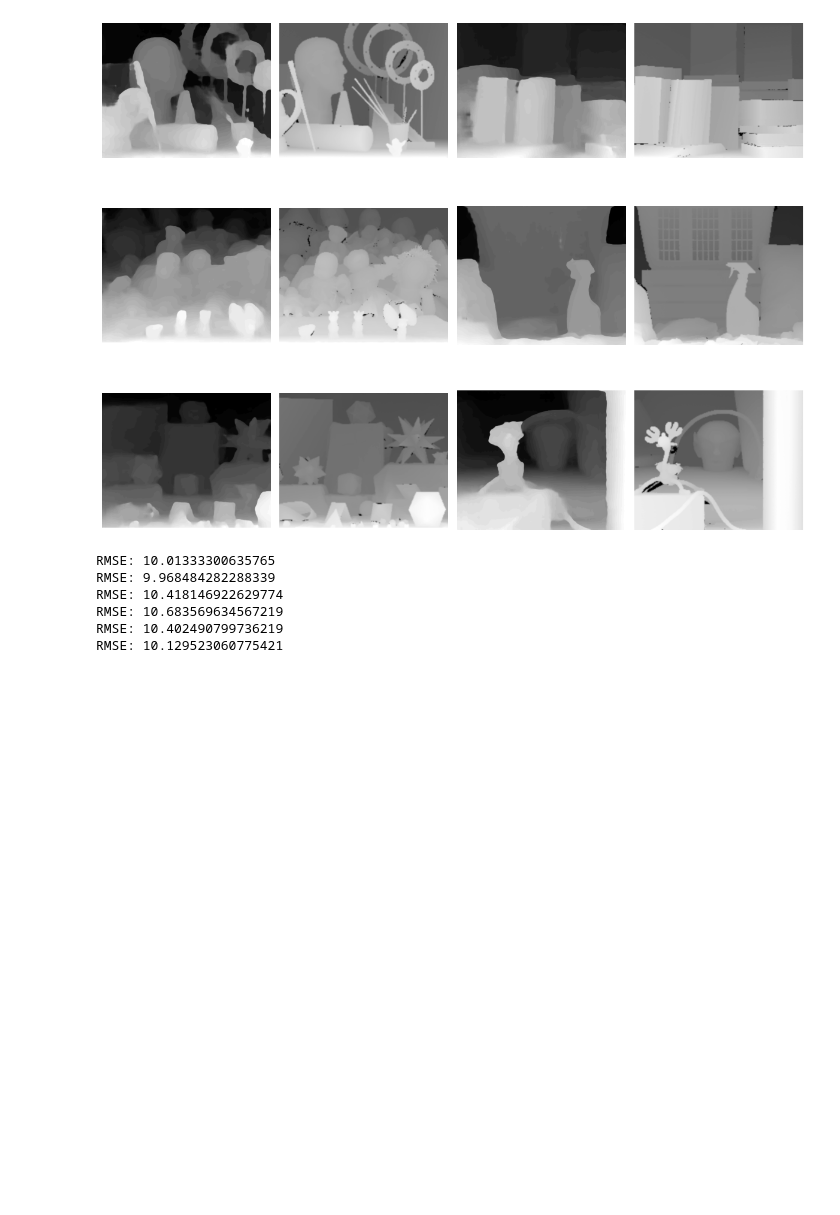
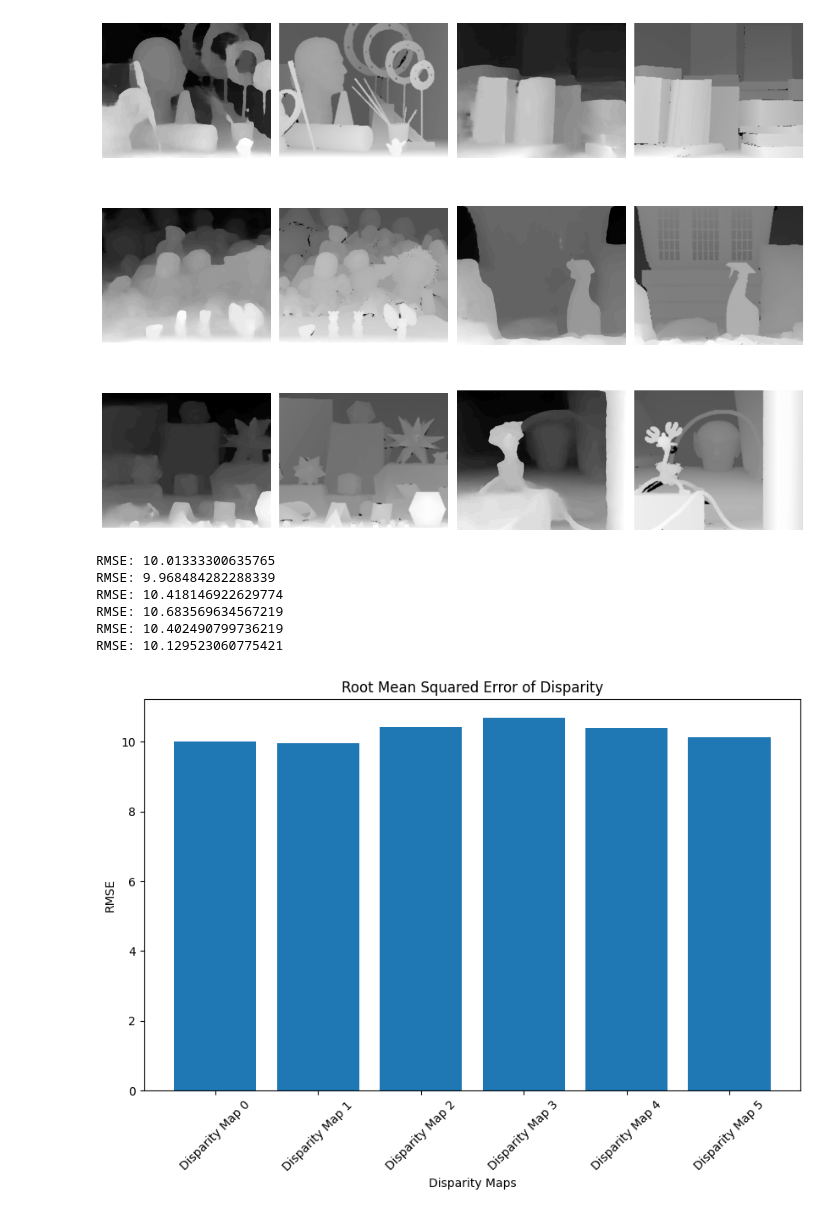
Before and after one commit to FLAIVIINGO/LoopyBeliefPropagation, a Jupyter notebook: BeliefPropagation.ipynb, the cells around one changed output. Cells and saved outputs as stored; diff of their text form; code cells hidden in the pictures; blank space fills up the shorter version.

```diff
--- a/BeliefPropagation.ipynb
+++ b/BeliefPropagation.ipynb
@@ -441,3 +461,24 @@ RMSE: 10.418146922629774
 RMSE: 10.683569634567219
 RMSE: 10.402490799736219
 RMSE: 10.129523060775421
+# %%
+rmse_values = [error0,error1,error2,error3,error4,error5]
+
+disparity_map_names = [
+    'Disparity Map 0',
+    'Disparity Map 1',
+    'Disparity Map 2',
+    'Disparity Map 3',
+    'Disparity Map 4',
+    'Disparity Map 5'
+]
+
+plt.figure(figsize=(10,6))
+plt.bar(disparity_map_names,rmse_values)
+plt.xlabel('Disparity Maps')
+plt.ylabel('RMSE')
+plt.title('Root Mean Squared Error of Disparity')
+plt.xticks(rotation=45)
+plt.show()
+# %% [output]
+[figure, added]
```
Also changed, not shown: parts of 9 cells of this notebook.
